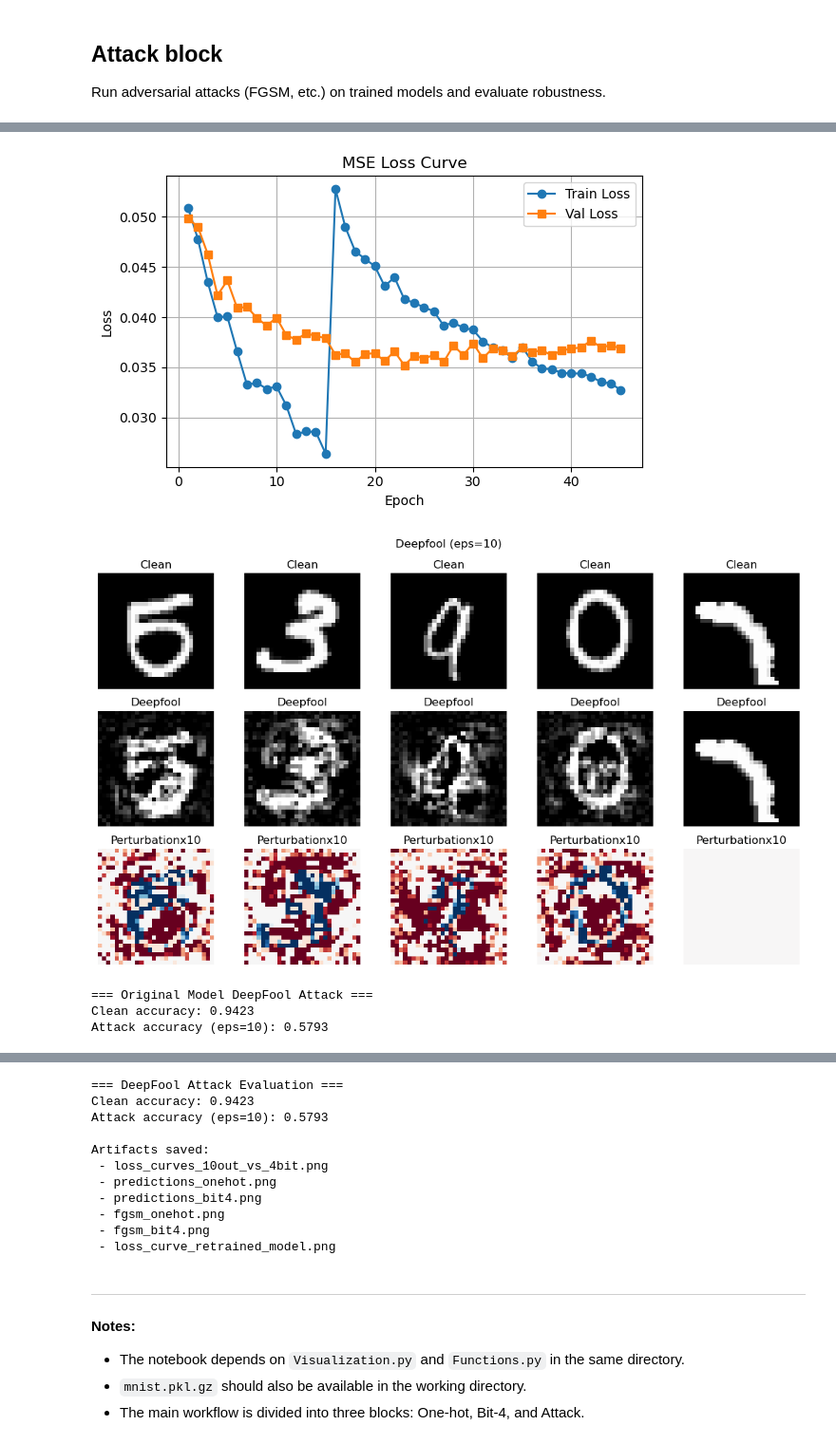
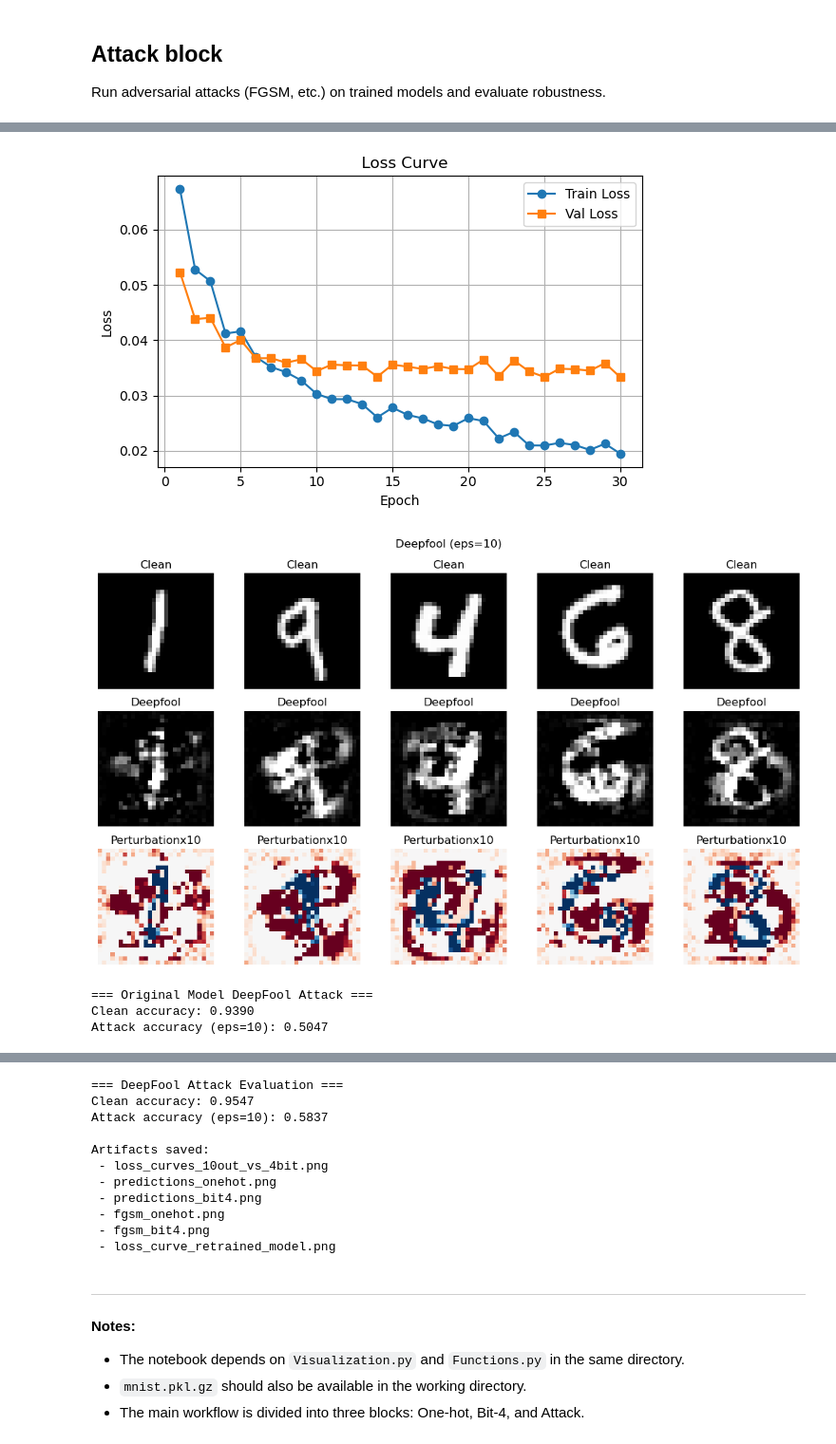
Before and after one commit to Uljei/MNIST_Classification_project, a Jupyter notebook: model.ipynb, the cells around one changed output, grey strips where cells are left out. Shown at 95% size. Saved outputs shown, nothing was run; the diff lists cells and outputs as text; code cells hidden in the pictures.

```diff
--- a/model.ipynb
+++ b/model.ipynb
@@ -332,7 +327,11 @@ y_mixed = np.vstack([res_onehot['y_train'], Y_eval_10])
 indices = np.random.permutation(X_mixed.shape[0])
 X_mixed = X_mixed[indices]
 y_mixed = y_mixed[indices]
-
+label_mode='onehot'
+layers = [784, 30, 10]
+activations = ['sigmoid', 'sigmoid']
+loss = 'mse'
+loaded_model = MLPModel(layers[0], layers[-1], layers[1:-1], len(layers)-2, activations, loss=loss)
 loaded_model.fit(X_mixed, y_mixed, res_onehot['X_val'], res_onehot['y_val'], epochs=30, lr=0.2, batch_size=10)
 test_acc = loaded_model.evaluate(res_onehot['X_test'], res_onehot['y_test'])
 
@@ -389,6 +388,6 @@ Attack Model Final Test Accuracy: 0.9542
 Model have been saved: trained_mnist_model.pkl
-[figure, old version]
+[figure, new version]
-[figure, old version]
+[figure, new version]
 === Original Model DeepFool Attack ===
-Clean accuracy: 0.9423
-Attack accuracy (eps=10): 0.5793
+Clean accuracy: 0.9390
+Attack accuracy (eps=10): 0.5047
@@ -396,6 +395,6 @@ Attack accuracy (eps=10): 0.5793
 === DeepFool Attack Evaluation ===
-Clean accuracy: 0.9423
-Attack accuracy (eps=10): 0.5793
+Clean accuracy: 0.9547
+Attack accuracy (eps=10): 0.5837
 
 Artifacts saved:
  - loss_curves_10out_vs_4bit.png
```
Also changed, not shown: parts of 3 cells of this notebook, 12 other files.
